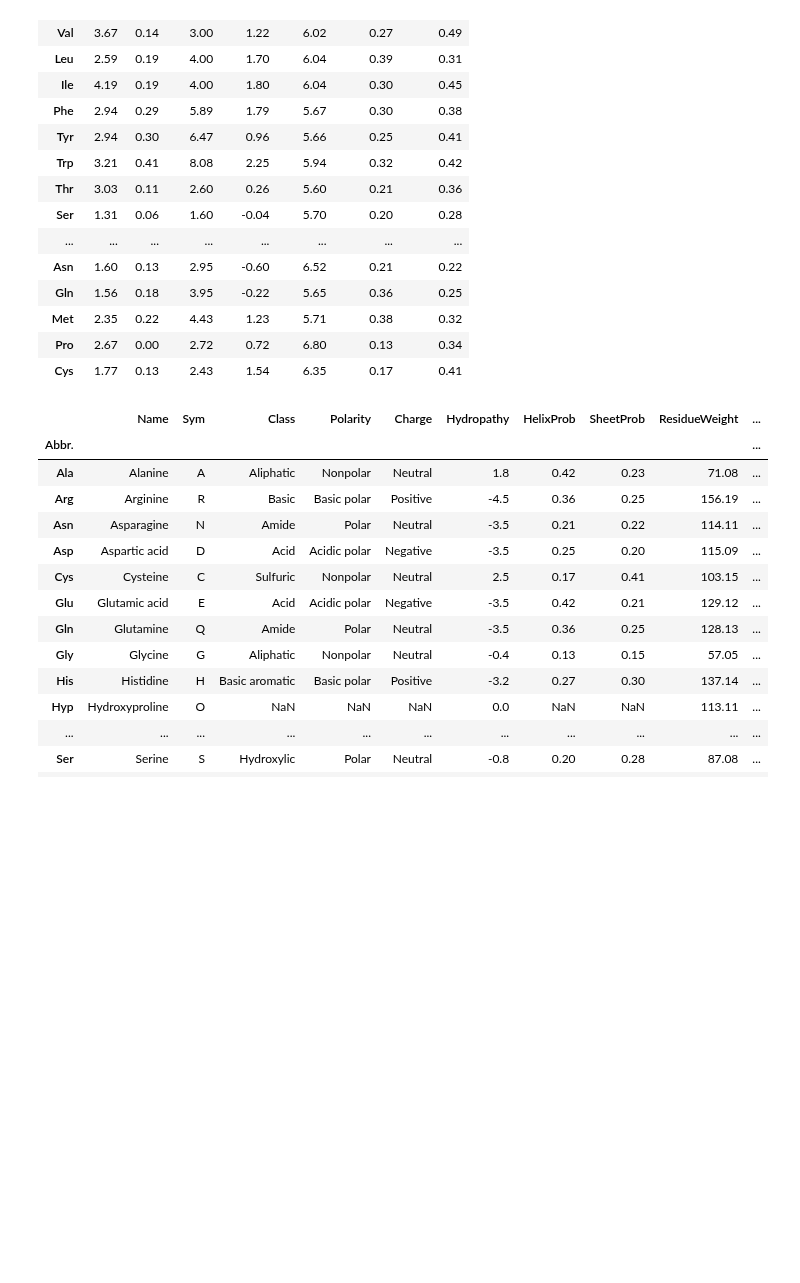
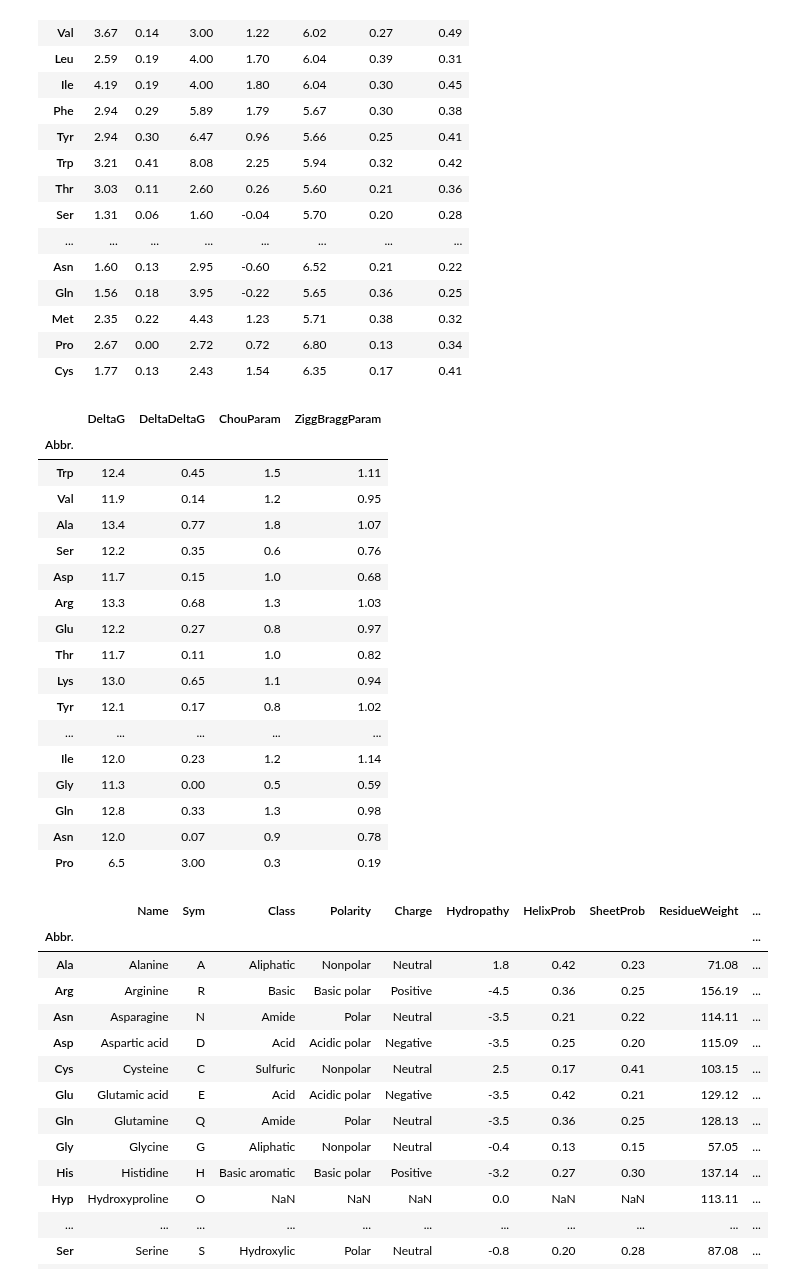
Before and after one commit to AlessioZanga/BioHackaton2021, a Jupyter notebook: aminoacids_properties.ipynb, the cells around one changed output. Saved outputs shown, nothing was run; the diff lists cells and outputs as text; code cells hidden in the pictures; blank space fills up the shorter version.

```diff
--- a/aminoacids_properties.ipynb
+++ b/aminoacids_properties.ipynb
@@ -132,6 +132,29 @@ meiler
 | Met | 2.35 | 0.22 | 4.43 | 1.23 | 5.71 | 0.38 | 0.32 |
 | Pro | 2.67 | 0.00 | 2.72 | 0.72 | 6.80 | 0.13 | 0.34 |
 | Cys | 1.77 | 0.13 | 2.43 | 1.54 | 6.35 | 0.17 | 0.41 |
+# %%
+deltaG = pd.read_csv("./data/aminoacids_deltaG.txt", sep=" ", index_col=0)
+deltaG.drop("ConfParamAlphaHelix", axis=1, inplace=True)
+deltaG
+# %% [output]
+|  | DeltaG | DeltaDeltaG | ChouParam | ZiggBraggParam |
+| Abbr. |  |  |  |  |
+| Trp | 12.4 | 0.45 | 1.5 | 1.11 |
+| Val | 11.9 | 0.14 | 1.2 | 0.95 |
+| Ala | 13.4 | 0.77 | 1.8 | 1.07 |
+| Ser | 12.2 | 0.35 | 0.6 | 0.76 |
+| Asp | 11.7 | 0.15 | 1.0 | 0.68 |
+| Arg | 13.3 | 0.68 | 1.3 | 1.03 |
+| Glu | 12.2 | 0.27 | 0.8 | 0.97 |
+| Thr | 11.7 | 0.11 | 1.0 | 0.82 |
+| Lys | 13.0 | 0.65 | 1.1 | 0.94 |
+| Tyr | 12.1 | 0.17 | 0.8 | 1.02 |
+| ... | ... | ... | ... | ... |
+| Ile | 12.0 | 0.23 | 1.2 | 1.14 |
+| Gly | 11.3 | 0.00 | 0.5 | 0.59 |
+| Gln | 12.8 | 0.33 | 1.3 | 0.98 |
+| Asn | 12.0 | 0.07 | 0.9 | 0.78 |
+| Pro | 6.5 | 3.00 | 0.3 | 0.19 |
 # %%
 aminoacids = pd.concat([
     aminoacids.iloc[:, :2],
```
Also changed, not shown: parts of 5 cells of this notebook, 16 other files.
